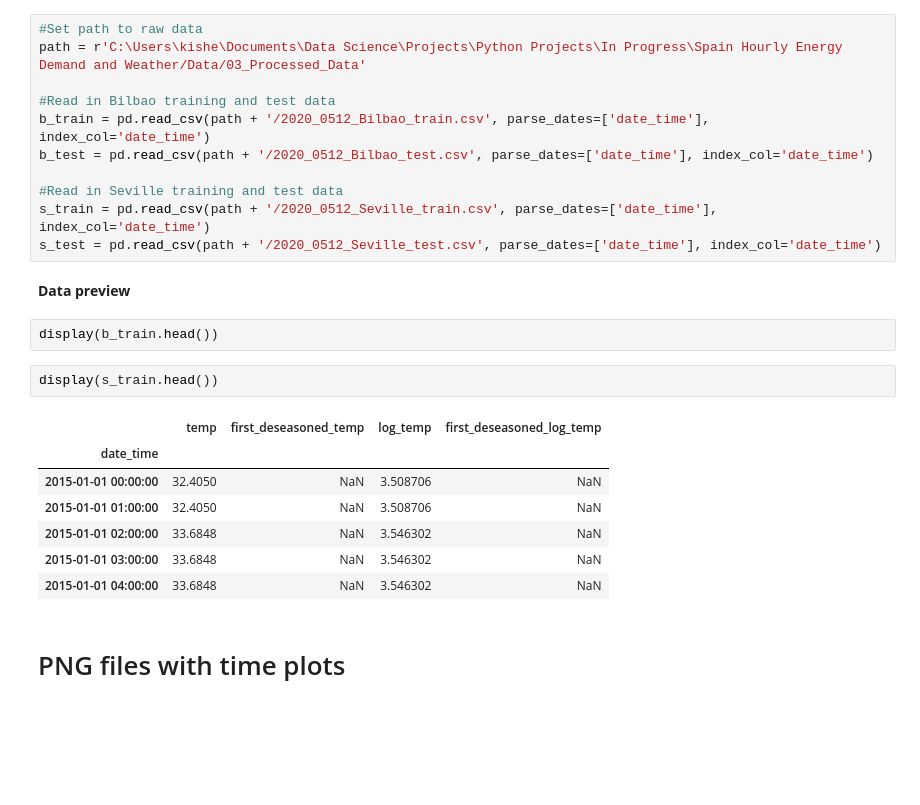
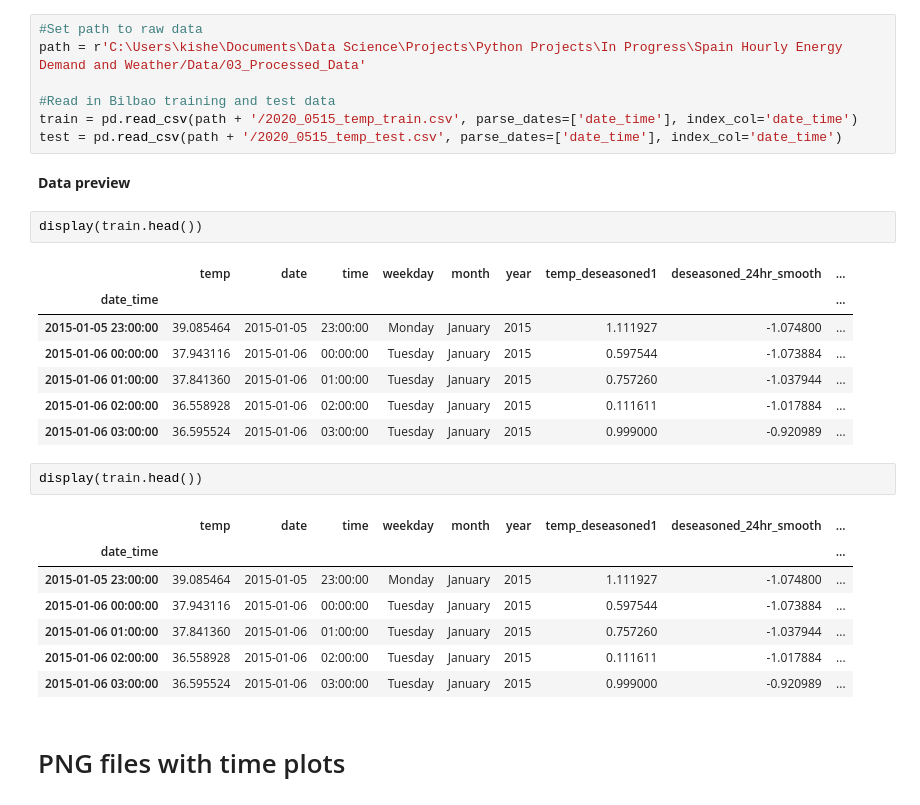
Before and after one commit to KishenSharma6/SpainEnergyAnalysis, a Jupyter notebook: Project Codes/04_Modeling/2020_0513_Temperature_Modeling.ipynb, the cells around one changed output. Cells and saved outputs as stored; diff of their text form; blank space fills up the shorter version.

Commit message:
File update with new training and test data

```diff
--- a/Project Codes/04_Modeling/2020_0513_Temperature_Modeling.ipynb
+++ b/Project Codes/04_Modeling/2020_0513_Temperature_Modeling.ipynb
@@ -33,26 +33,30 @@ warnings.filterwarnings('ignore')
 path = r'C:\Users\kishe\Documents\Data Science\Projects\Python Projects\In Progress\Spain Hourly Energy Demand and Weather/Data/03_Processed_Data'
 
 #Read in Bilbao training and test data
-b_train = pd.read_csv(path + '/2020_0512_Bilbao_train.csv', parse_dates=['date_time'], index_col='date_time')
-b_test = pd.read_csv(path + '/2020_0512_Bilbao_test.csv', parse_dates=['date_time'], index_col='date_time')
-
-#Read in Seville training and test data
-s_train = pd.read_csv(path + '/2020_0512_Seville_train.csv', parse_dates=['date_time'], index_col='date_time')
-s_test = pd.read_csv(path + '/2020_0512_Seville_test.csv', parse_dates=['date_time'], index_col='date_time')
+train = pd.read_csv(path + '/2020_0515_temp_train.csv', parse_dates=['date_time'], index_col='date_time')
+test = pd.read_csv(path + '/2020_0515_temp_test.csv', parse_dates=['date_time'], index_col='date_time')
 # %% [markdown]
 **Data preview**
 # %%
-display(b_train.head())
+display(train.head())
+# %% [output]
+|  | temp | date | time | weekday | month | year | temp_deseasoned1 | deseasoned_24hr_smooth | ... |
+| date_time |  |  |  |  |  |  |  |  | ... |
+| 2015-01-05 23:00:00 | 39.085464 | 2015-01-05 | 23:00:00 | Monday | January | 2015 | 1.111927 | -1.074800 | ... |
+| 2015-01-06 00:00:00 | 37.943116 | 2015-01-06 | 00:00:00 | Tuesday | January | 2015 | 0.597544 | -1.073884 | ... |
+| 2015-01-06 01:00:00 | 37.841360 | 2015-01-06 | 01:00:00 | Tuesday | January | 2015 | 0.757260 | -1.037944 | ... |
+| 2015-01-06 02:00:00 | 36.558928 | 2015-01-06 | 02:00:00 | Tuesday | January | 2015 | 0.111611 | -1.017884 | ... |
+| 2015-01-06 03:00:00 | 36.595524 | 2015-01-06 | 03:00:00 | Tuesday | January | 2015 | 0.999000 | -0.920989 | ... |
 # %%
-display(s_train.head())
+display(train.head())
 # %% [output]
-|  | temp | first_deseasoned_temp | log_temp | first_deseasoned_log_temp |
-| date_time |  |  |  |  |
-| 2015-01-01 00:00:00 | 32.4050 | NaN | 3.508706 | NaN |
-| 2015-01-01 01:00:00 | 32.4050 | NaN | 3.508706 | NaN |
-| 2015-01-01 02:00:00 | 33.6848 | NaN | 3.546302 | NaN |
-| 2015-01-01 03:00:00 | 33.6848 | NaN | 3.546302 | NaN |
-| 2015-01-01 04:00:00 | 33.6848 | NaN | 3.546302 | NaN |
+|  | temp | date | time | weekday | month | year | temp_deseasoned1 | deseasoned_24hr_smooth | ... |
+| date_time |  |  |  |  |  |  |  |  | ... |
+| 2015-01-05 23:00:00 | 39.085464 | 2015-01-05 | 23:00:00 | Monday | January | 2015 | 1.111927 | -1.074800 | ... |
+| 2015-01-06 00:00:00 | 37.943116 | 2015-01-06 | 00:00:00 | Tuesday | January | 2015 | 0.597544 | -1.073884 | ... |
+| 2015-01-06 01:00:00 | 37.841360 | 2015-01-06 | 01:00:00 | Tuesday | January | 2015 | 0.757260 | -1.037944 | ... |
+| 2015-01-06 02:00:00 | 36.558928 | 2015-01-06 | 02:00:00 | Tuesday | January | 2015 | 0.111611 | -1.017884 | ... |
+| 2015-01-06 03:00:00 | 36.595524 | 2015-01-06 | 03:00:00 | Tuesday | January | 2015 | 0.999000 | -0.920989 | ... |
 # %% [markdown]
 # PNG files with time plots
 # %% [markdown]
```
Also changed, not shown: parts of 6 cells of this notebook.
